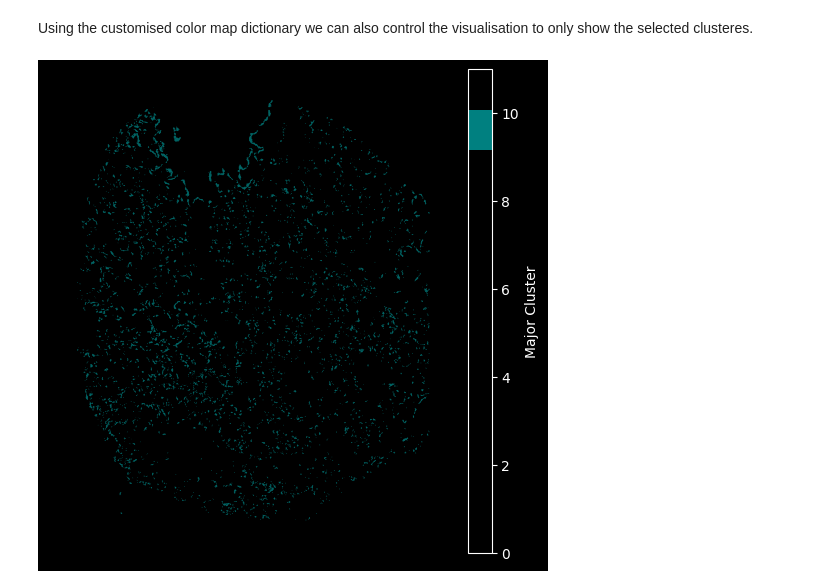
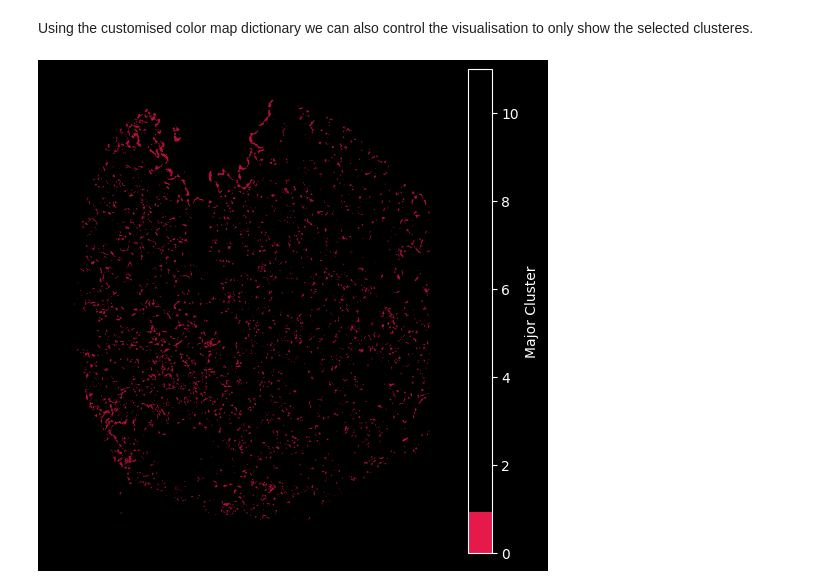
Before and after one commit to ruqianl/spatialrna_docs, a Jupyter notebook: notebooks/03_tutorial_lung_tissue_IPF.ipynb, the cells around one changed output. Drawn from its saved outputs; the diff is of its cells as text; code cells hidden in the pictures.

```diff
--- a/notebooks/03_tutorial_lung_tissue_IPF.ipynb
+++ b/notebooks/03_tutorial_lung_tissue_IPF.ipynb
@@ -341,16 +358,16 @@ ax.set_axis_off()
 # %% [markdown]
 Using the customised color map dictionary we can also control the visualisation to only show the selected clusteres.
 # %%
-## Only plot the transcripts in cluster 10:
+## Only plot the transcripts in cluster 0:
 hex_plot,ax = viz.plot_hex_bin(tx_meta = tx_meta_with_clusters_vuild91lf,
                  x="x_location",
                  y="y_location",
                  cluster_labels="cluster_labels",
                  bin_thresh=10,
                  bin_width=5,
                  figsize=(5, 5),
-                 cmap={10: '#008080'},
+                 cmap={0: '#e6194b'},
                  background_color="black")
 ax.set_axis_off()
 # %% [output]
-[figure, old version]
+[figure, new version]
```
Also changed, not shown: parts of 12 cells of this notebook.
